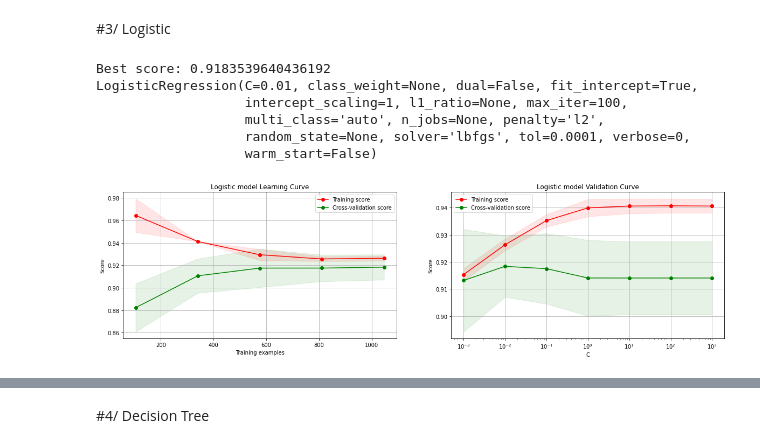
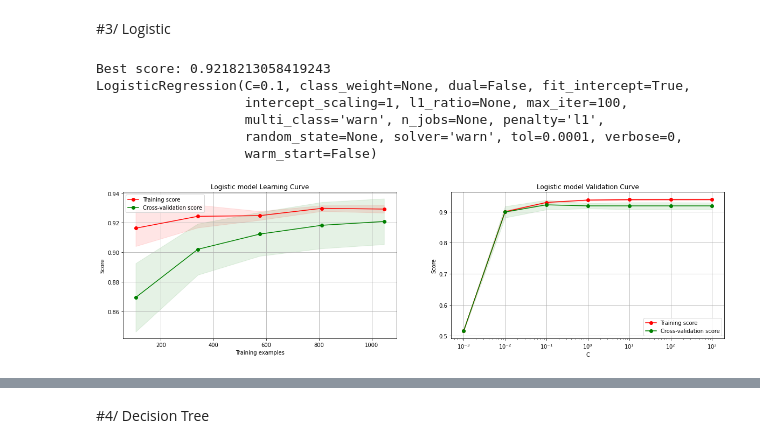
Before and after one commit to votamvan/cs582, a Jupyter notebook: ML_Project1_final.ipynb, the cells around one changed output, grey strips where cells are left out. Drawn from its saved outputs; the diff is of its cells as text; code cells hidden in the pictures.

```diff
--- a/ML_Project1_final.ipynb
+++ b/ML_Project1_final.ipynb
@@ -266,9 +292,10 @@ def best_estimator(estimator,tuned_parameters,X,y,cv):
                       cv = cv, scoring = 'accuracy', n_jobs=-1)
   grid.fit(X,y)
   best_estimator = grid.best_estimator_
+  best_score = grid.best_score_
   print(f'Best score: {grid.best_score_}')
   print(grid.best_estimator_)
-  return best_estimator
+  return best_estimator, best_score
 # %%
 #show complexity curve (validation curve) and learning curve
 import matplotlib.pyplot as plt
@@ -356,5 +386,5 @@ from sklearn.svm import LinearSVC
 tuned_parameters = {
     'C': [0.001, 0.1, 1, 10, 100]
 }
-svc_estimator = best_estimator(LinearSVC(), tuned_parameters,X,y,5)
+svc_estimator, svc_score = best_estimator(LinearSVC(), tuned_parameters,X,y,5)
 # %% [output]
@@ -366,7 +396,7 @@ LinearSVC(C=0.001, class_weight=None, dual=True, fit_intercept=True,
 # %%
 cv = ShuffleSplit(n_splits=10, test_size=0.3, random_state=0)
 fig, (ax1, ax2) = plt.subplots(1, 2, figsize=(20, 5))
-title = f"Linear SVM, C={svc_estimator.C})"
+title = f"Linear SVM, C={svc_estimator.C}"
 plot_learning_curve(svc_estimator, title, X, y, ax=ax1, cv=cv)
 plot_validation_curve(svc_estimator, "Linear SVM", X, y, ax=ax2, cv=cv,
                       param_name="C", param_range=[0.001, 0.1, 1, 10, 100])
@@ -381,16 +417,16 @@ tuned_parameters = {
     'C': np.logspace(-3,3,7),
     'penalty':['l1','l2']# l1 lasso l2 ridge
 }
-log_estimator = best_estimator(LogisticRegression(), tuned_parameters,X,y,10)
+log_estimator,log_score = best_estimator(LogisticRegression(), tuned_parameters,X,y,10)
 # %% [output]
-Best score: 0.9183539640436192
-LogisticRegression(C=0.01, class_weight=None, dual=False, fit_intercept=True,
+Best score: 0.9218213058419243
+LogisticRegression(C=0.1, class_weight=None, dual=False, fit_intercept=True,
                    intercept_scaling=1, l1_ratio=None, max_iter=100,
-                   multi_class='auto', n_jobs=None, penalty='l2',
-                   random_state=None, solver='lbfgs', tol=0.0001, verbose=0,
+                   multi_class='warn', n_jobs=None, penalty='l1',
+                   random_state=None, solver='warn', tol=0.0001, verbose=0,
                    warm_start=False)
 # %%
 param_range = np.logspace(-3,3,7)
-show_TV_curve(LogisticRegression(C=0.01),'Logistic model',X,y,'C',param_range,10)
+show_TV_curve(log_estimator,'Logistic model',X,y,'C',param_range,10)
 # %% [output]
-[figure, old version]
+[figure, new version]
```
Also changed, not shown: parts of 30 cells of this notebook.
